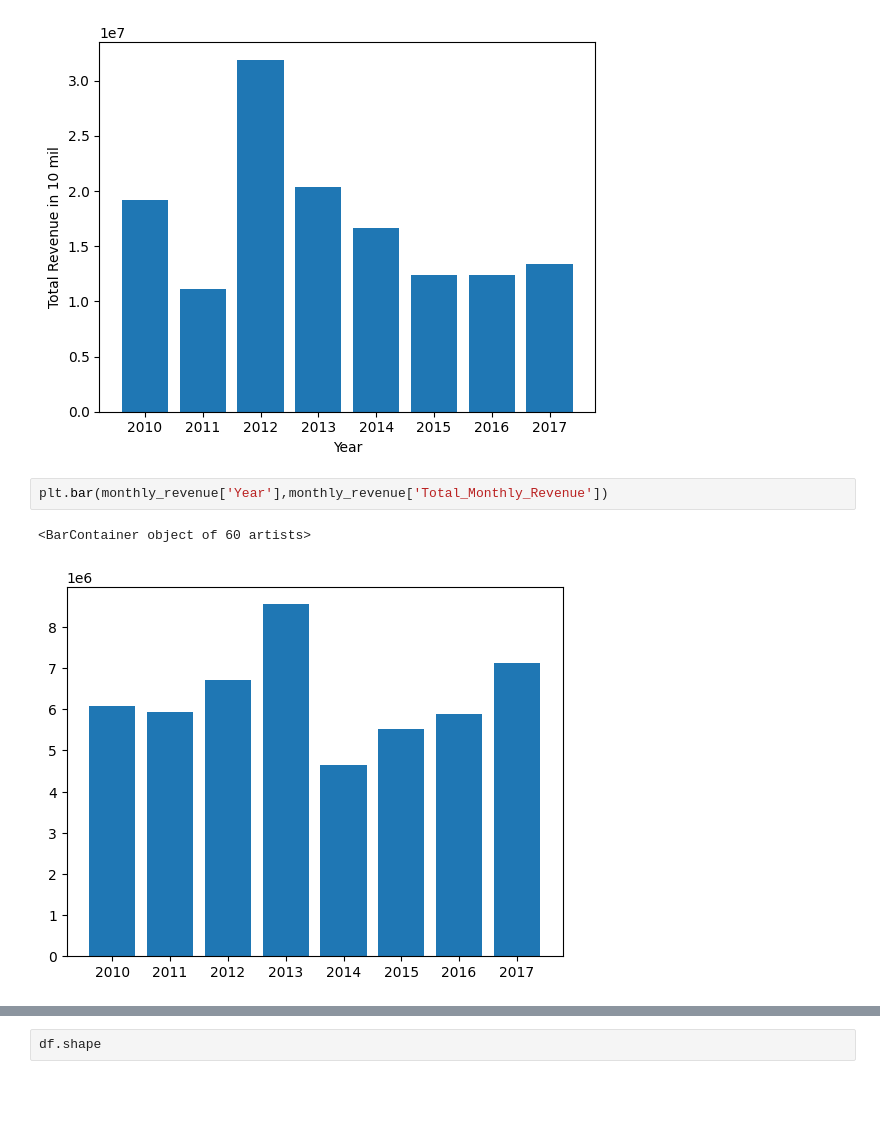
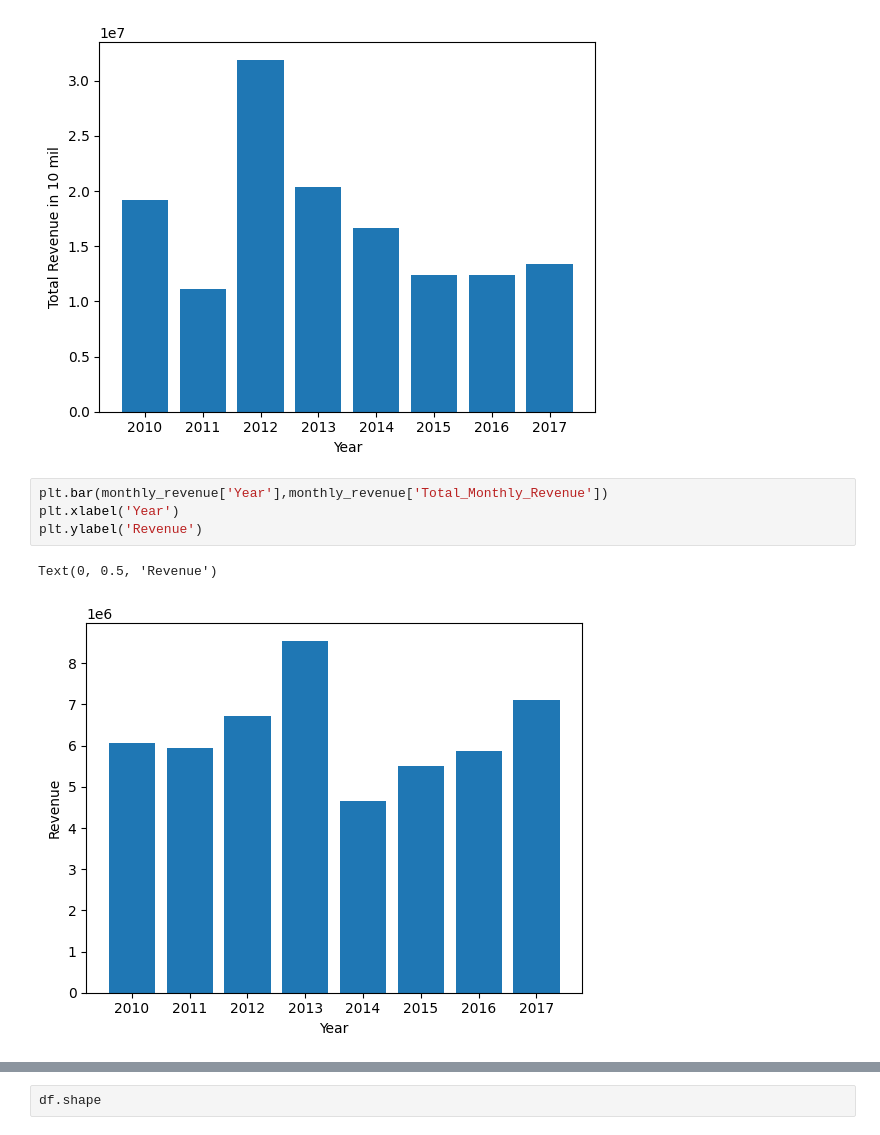
Before and after one commit to vikrantpagare/Amazon-sales-Data-Analysis, a Jupyter notebook: amazon.ipynb, the cells around one changed output, grey strips where cells are left out. Drawn from its saved outputs; the diff is of its cells as text; blank space fills up the shorter version.

```diff
--- a/amazon.ipynb
+++ b/amazon.ipynb
@@ -109,7 +109,9 @@ plt.show()
 [figure]
 # %%
 plt.bar(monthly_revenue['Year'],monthly_revenue['Total_Monthly_Revenue'])
+plt.xlabel('Year')
+plt.ylabel('Revenue')
 # %% [output]
-<BarContainer object of 60 artists>
+Text(0, 0.5, 'Revenue')
-[figure, old version]
+[figure, new version]
 # %%
```
Also changed, not shown: parts of 1 cell of this notebook.
